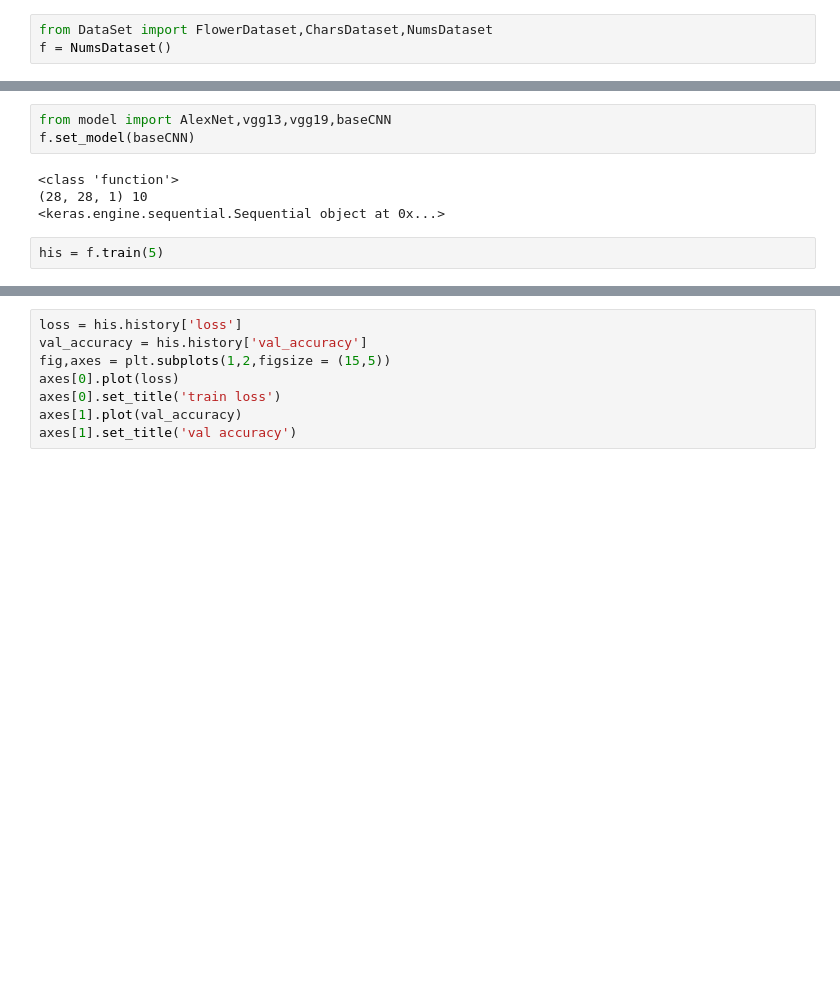
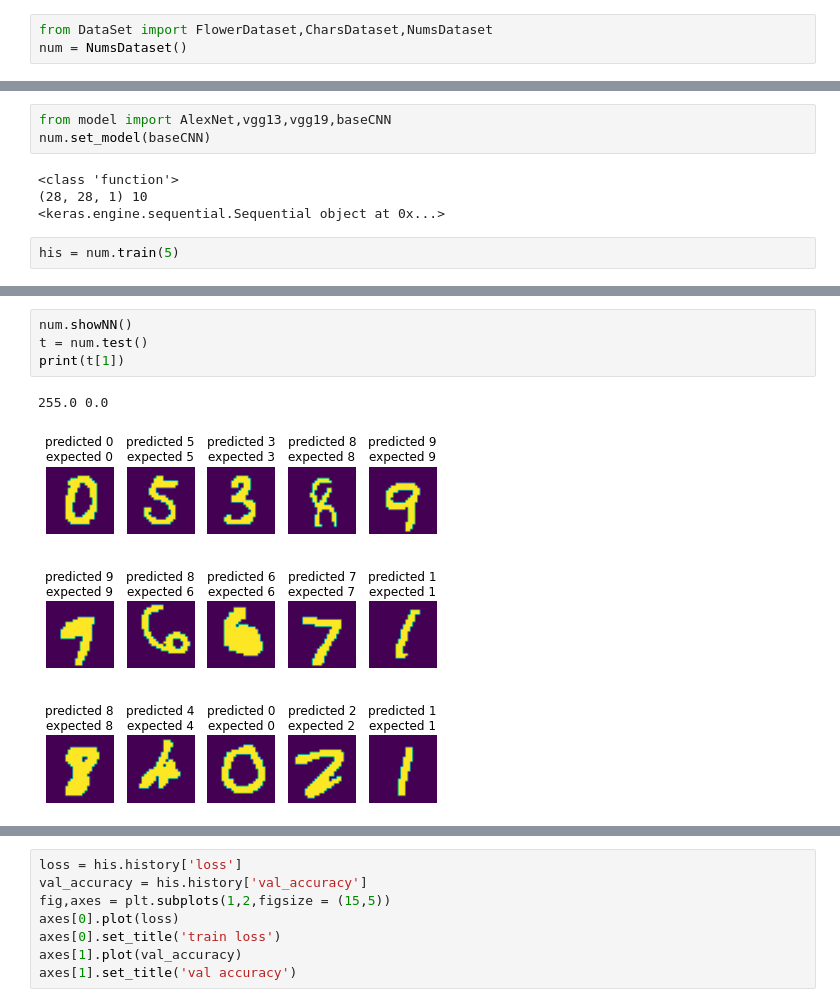
Before and after one commit to jchen3031/An-Exploration-of-Neural-Networks, a Jupyter notebook: Projectv2.ipynb, the cells around one changed output, grey strips where cells are left out. Drawn from its saved outputs; the diff is of its cells as text; blank space fills up the shorter version.

```diff
--- a/Projectv2.ipynb
+++ b/Projectv2.ipynb
@@ -9,6 +6,6 @@ The autoreload extension is already loaded. To reload it, use:
 # %%
 from DataSet import FlowerDataset,CharsDataset,NumsDataset
-f = NumsDataset()
+num = NumsDataset()
 # %% [output]
 (60000, 28, 28) (10000, 28, 28)
 (60000,) (10000,)
@@ -35,11 +13,11 @@ Takes 178.0270438194275 seconds for fitting the model
 # %%
 from model import AlexNet,vgg13,vgg19,baseCNN
-f.set_model(baseCNN)
+num.set_model(baseCNN)
 # %% [output]
 <class 'function'>
 (28, 28, 1) 10
 <keras.engine.sequential.Sequential object at 0x...>
 # %%
-his = f.train(5)
+his = num.train(5)
 # %% [output]
 Epoch 1/5
@@ -63,0 +33,7 @@ acc.append(f.test())
+# %%
+num.showNN()
+t = num.test()
+print(t[1])
+# %% [output]
+255.0 0.0
+[figure, added]
```
Also changed, not shown: parts of 28 cells of this notebook, 2 other files.
